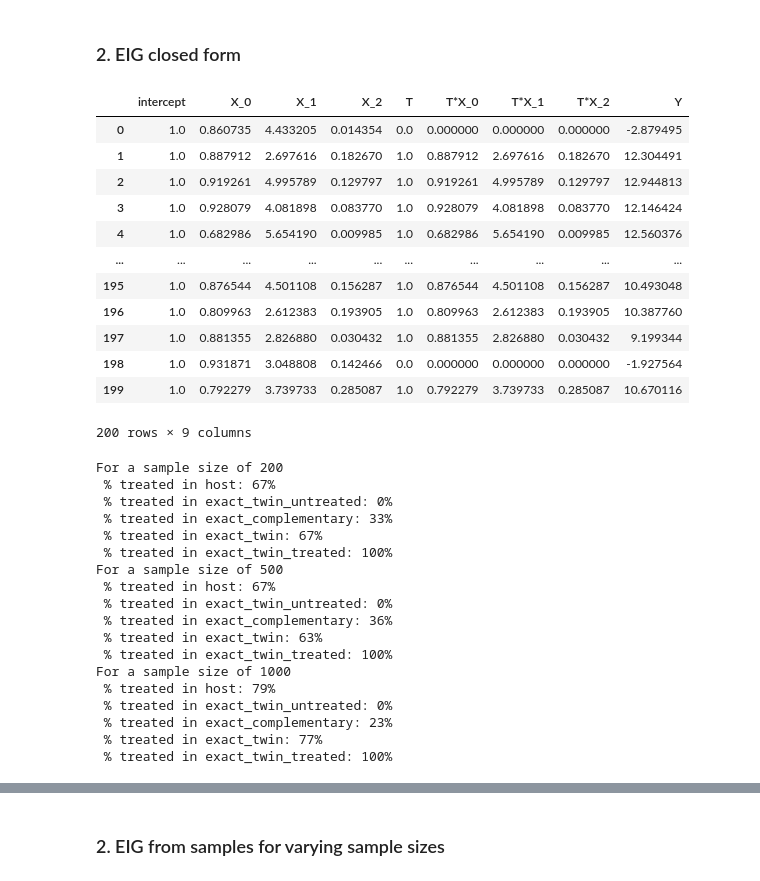
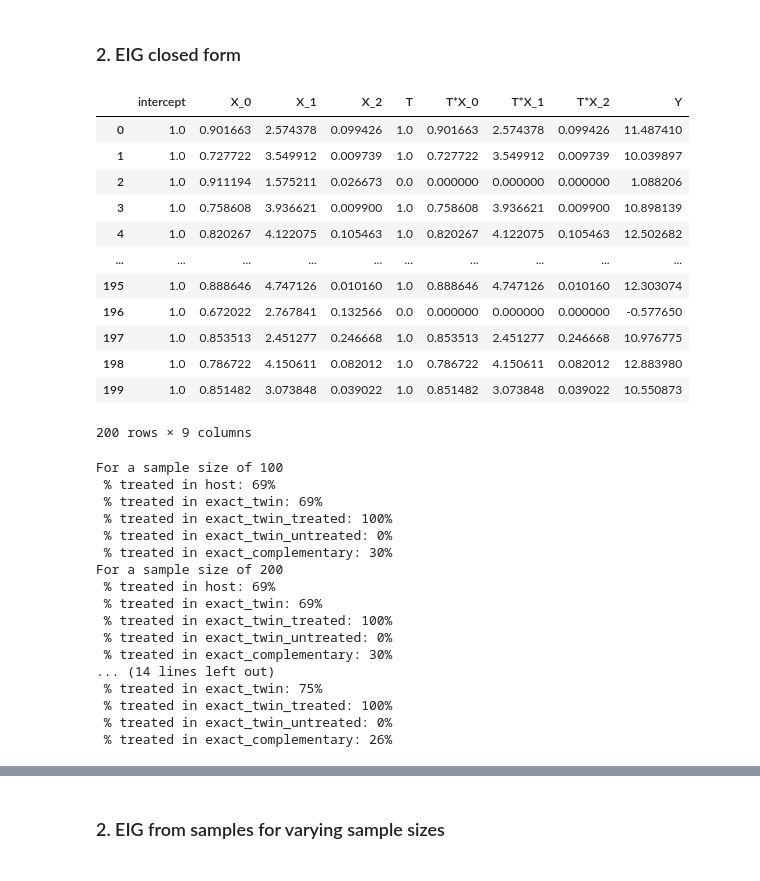
Before and after one commit to LucileTerminassian/causal_prospective_merge, a Jupyter notebook: notebooks/linear_synthetic.ipynb, the cells around one changed output, grey strips where cells are left out. Saved outputs shown, nothing was run; the diff lists cells and outputs as text; code cells hidden in the pictures.

```diff
--- a/notebooks/linear_synthetic.ipynb
+++ b/notebooks/linear_synthetic.ipynb
@@ -110,7 +110,7 @@ plt.show()
 # %% [output]
 [figure]
 # %%
-n_both_candidates_list = [200, 500, 1000]
+n_both_candidates_list = [100, 200, 300, 400, 500]
 proportion = 1  # n_cand2 = prorportion * n_both_candidates_list
 std_true_y = 1
 
@@ -138,26 +138,23 @@ text_l1 = "p_assigned_to_host=p_assigned_to_cand2, n_samples_for_expectation = 3
 text_l2 = "m_samples_for_expectation = 500, n_host = 200, sigma_prior = 1, sigma_rand_error = 1,"
 text_l3 = "outcome_function = 1 + 1 * X[:,0] - 1 * X[:,1] + 1 * X[:,2] + 1 * T + 2* X[:,0]*T + 2* X[:,1]*T +2* X[:,2]*T + eps"
 # %%
-np.random.seed(0)
-length_specific_seeds_exact = np.random.randint(0, 1000 + 1, size=len(data_parameters["n_both_candidates_list"]))
 exact_data = generate_exact_data_varying_sample_size(
-    data_parameters, include_intercept=bool(include_intercept),
-    length_specific_seeds= length_specific_seeds_exact
+    data_parameters, include_intercept=bool(include_intercept)
 )
 exact_data[200]["host"]
 # %% [output]
 |  | intercept | X_0 | X_1 | X_2 | T | T*X_0 | T*X_1 | T*X_2 | Y |
-| 0 | 1.0 | 0.860735 | 4.433205 | 0.014354 | 0.0 | 0.000000 | 0.000000 | 0.000000 | -2.879495 |
-| 1 | 1.0 | 0.887912 | 2.697616 | 0.182670 | 1.0 | 0.887912 | 2.697616 | 0.182670 | 12.304491 |
-| 2 | 1.0 | 0.919261 | 4.995789 | 0.129797 | 1.0 | 0.919261 | 4.995789 | 0.129797 | 12.944813 |
-| 3 | 1.0 | 0.928079 | 4.081898 | 0.083770 | 1.0 | 0.928079 | 4.081898 | 0.083770 | 12.146424 |
-| 4 | 1.0 | 0.682986 | 5.654190 | 0.009985 | 1.0 | 0.682986 | 5.654190 | 0.009985 | 12.560376 |
+| 0 | 1.0 | 0.901663 | 2.574378 | 0.099426 | 1.0 | 0.901663 | 2.574378 | 0.099426 | 11.487410 |
+| 1 | 1.0 | 0.727722 | 3.549912 | 0.009739 | 1.0 | 0.727722 | 3.549912 | 0.009739 | 10.039897 |
+| 2 | 1.0 | 0.911194 | 1.575211 | 0.026673 | 0.0 | 0.000000 | 0.000000 | 0.000000 | 1.088206 |
+| 3 | 1.0 | 0.758608 | 3.936621 | 0.009900 | 1.0 | 0.758608 | 3.936621 | 0.009900 | 10.898139 |
+| 4 | 1.0 | 0.820267 | 4.122075 | 0.105463 | 1.0 | 0.820267 | 4.122075 | 0.105463 | 12.502682 |
 | ... | ... | ... | ... | ... | ... | ... | ... | ... | ... |
-| 195 | 1.0 | 0.876544 | 4.501108 | 0.156287 | 1.0 | 0.876544 | 4.501108 | 0.156287 | 10.493048 |
-| 196 | 1.0 | 0.809963 | 2.612383 | 0.193905 | 1.0 | 0.809963 | 2.612383 | 0.193905 | 10.387760 |
-| 197 | 1.0 | 0.881355 | 2.826880 | 0.030432 | 1.0 | 0.881355 | 2.826880 | 0.030432 | 9.199344 |
-| 198 | 1.0 | 0.931871 | 3.048808 | 0.142466 | 0.0 | 0.000000 | 0.000000 | 0.000000 | -1.927564 |
-| 199 | 1.0 | 0.792279 | 3.739733 | 0.285087 | 1.0 | 0.792279 | 3.739733 | 0.285087 | 10.670116 |
+| 195 | 1.0 | 0.888646 | 4.747126 | 0.010160 | 1.0 | 0.888646 | 4.747126 | 0.010160 | 12.303074 |
+| 196 | 1.0 | 0.672022 | 2.767841 | 0.132566 | 0.0 | 0.000000 | 0.000000 | 0.000000 | -0.577650 |
+| 197 | 1.0 | 0.853513 | 2.451277 | 0.246668 | 1.0 | 0.853513 | 2.451277 | 0.246668 | 10.976775 |
+| 198 | 1.0 | 0.786722 | 4.150611 | 0.082012 | 1.0 | 0.786722 | 4.150611 | 0.082012 | 12.883980 |
+| 199 | 1.0 | 0.851482 | 3.073848 | 0.039022 | 1.0 | 0.851482 | 3.073848 | 0.039022 | 10.550873 |
 200 rows × 9 columns
 # %%
 dict_additional_plots_obs_closed_from, dict_additional_plots_caus_closed_from = (
@@ -168,24 +165,23 @@ dict_additional_plots_obs_closed_from, dict_additional_plots_caus_closed_from =
     )
 )
 # %% [output]
+For a sample size of 100
+ % treated in host: 69%
+ % treated in exact_twin: 69%
+ % treated in exact_twin_treated: 100%
+ % treated in exact_twin_untreated: 0%
+ % treated in exact_complementary: 30%
 For a sample size of 200
- % treated in host: 67%
+ % treated in host: 69%
+ % treated in exact_twin: 69%
+ % treated in exact_twin_treated: 100%
  % treated in exact_twin_untreated: 0%
- % treated in exact_complementary: 33%
- % treated in exact_twin: 67%
+ % treated in exact_complementary: 30%
+... (14 lines left out)
+ % treated in exact_twin: 75%
  % treated in exact_twin_treated: 100%
-For a sample size of 500
- % treated in host: 67%
  % treated in exact_twin_untreated: 0%
- % treated in exact_complementary: 36%
- % treated in exact_twin: 63%
- % treated in exact_twin_treated: 100%
-For a sample size of 1000
- % treated in host: 79%
- % treated in exact_twin_untreated: 0%
- % treated in exact_complementary: 23%
- % treated in exact_twin: 77%
- % treated in exact_twin_treated: 100%
+ % treated in exact_complementary: 26%
 # %%
 EIG_obs_closed_form_across_seeds, EIG_caus_closed_form_across_seeds = [], []
 
```
Also changed, not shown: parts of 14 cells of this notebook, 3 other files.
